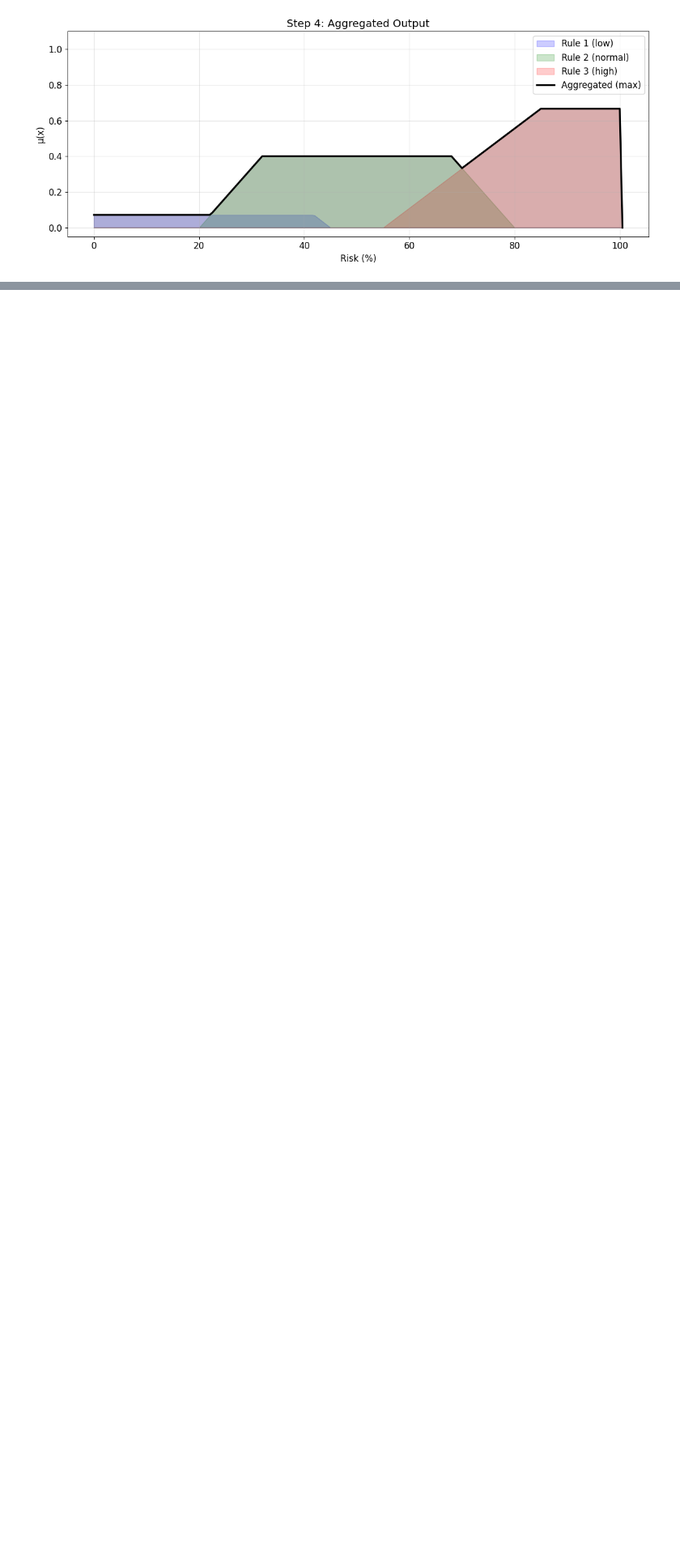
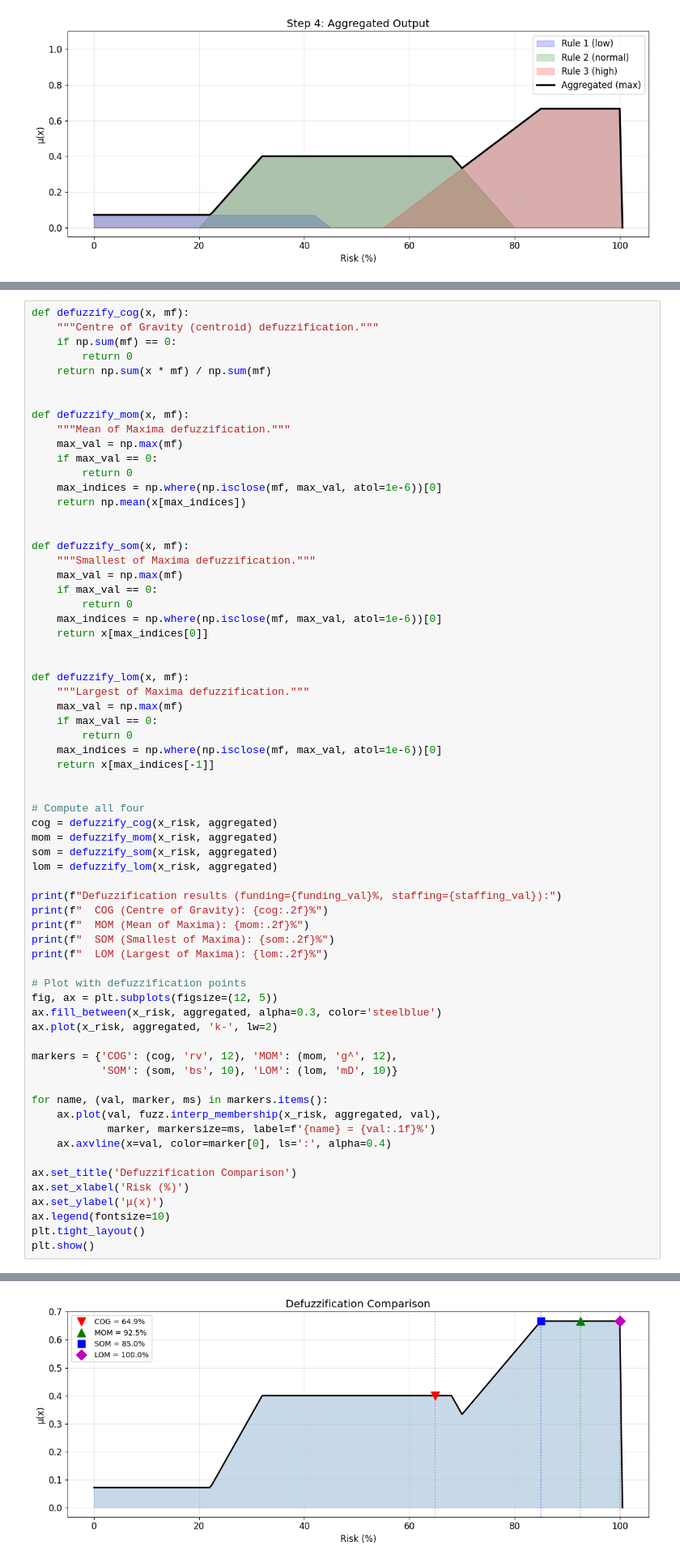
Before and after one commit to KyryloKozlovskyi/AI-Lab-5, a Jupyter notebook: problems.ipynb, the cells around one changed output, grey strips where cells are left out. Shown at 81% size. Cells and saved outputs as stored; diff of their text form; blank space fills up the shorter version.

```diff
--- a/problems.ipynb
+++ b/problems.ipynb
@@ -237,0 +240,67 @@ plt.show()
+# %%
+def defuzzify_cog(x, mf):
+    """Centre of Gravity (centroid) defuzzification."""
+    if np.sum(mf) == 0:
+        return 0
+    return np.sum(x * mf) / np.sum(mf)
+
+
+def defuzzify_mom(x, mf):
+    """Mean of Maxima defuzzification."""
+    max_val = np.max(mf)
+    if max_val == 0:
+        return 0
+    max_indices = np.where(np.isclose(mf, max_val, atol=1e-6))[0]
+    return np.mean(x[max_indices])
+
+
+def defuzzify_som(x, mf):
+    """Smallest of Maxima defuzzification."""
+    max_val = np.max(mf)
+    if max_val == 0:
+        return 0
+    max_indices = np.where(np.isclose(mf, max_val, atol=1e-6))[0]
+    return x[max_indices[0]]
+
+
+def defuzzify_lom(x, mf):
+    """Largest of Maxima defuzzification."""
+    max_val = np.max(mf)
+    if max_val == 0:
+        return 0
+    max_indices = np.where(np.isclose(mf, max_val, atol=1e-6))[0]
+    return x[max_indices[-1]]
+
+
+# Compute all four
+cog = defuzzify_cog(x_risk, aggregated)
+mom = defuzzify_mom(x_risk, aggregated)
+som = defuzzify_som(x_risk, aggregated)
+lom = defuzzify_lom(x_risk, aggregated)
+
+print(f"Defuzzification results (funding={funding_val}%, staffing={staffing_val}):")
+print(f"  COG (Centre of Gravity): {cog:.2f}%")
+print(f"  MOM (Mean of Maxima): {mom:.2f}%")
+print(f"  SOM (Smallest of Maxima): {som:.2f}%")
+print(f"  LOM (Largest of Maxima): {lom:.2f}%")
+
+# Plot with defuzzification points
+fig, ax = plt.subplots(figsize=(12, 5))
+ax.fill_between(x_risk, aggregated, alpha=0.3, color='steelblue')
+ax.plot(x_risk, aggregated, 'k-', lw=2)
+
+markers = {'COG': (cog, 'rv', 12), 'MOM': (mom, 'g^', 12),
+           'SOM': (som, 'bs', 10), 'LOM': (lom, 'mD', 10)}
+
+for name, (val, marker, ms) in markers.items():
+    ax.plot(val, fuzz.interp_membership(x_risk, aggregated, val),
+            marker, markersize=ms, label=f'{name} = {val:.1f}%')
+    ax.axvline(x=val, color=marker[0], ls=':', alpha=0.4)
+
+ax.set_title('Defuzzification Comparison')
+ax.set_xlabel('Risk (%)')
+ax.set_ylabel('μ(x)')
+ax.legend(fontsize=10)
+plt.tight_layout()
+plt.show()
+# %% [output]
@@ -237,0 +312 @@ plt.show()
+[figure, added]
```
Also changed, not shown: parts of 4 cells of this notebook.
